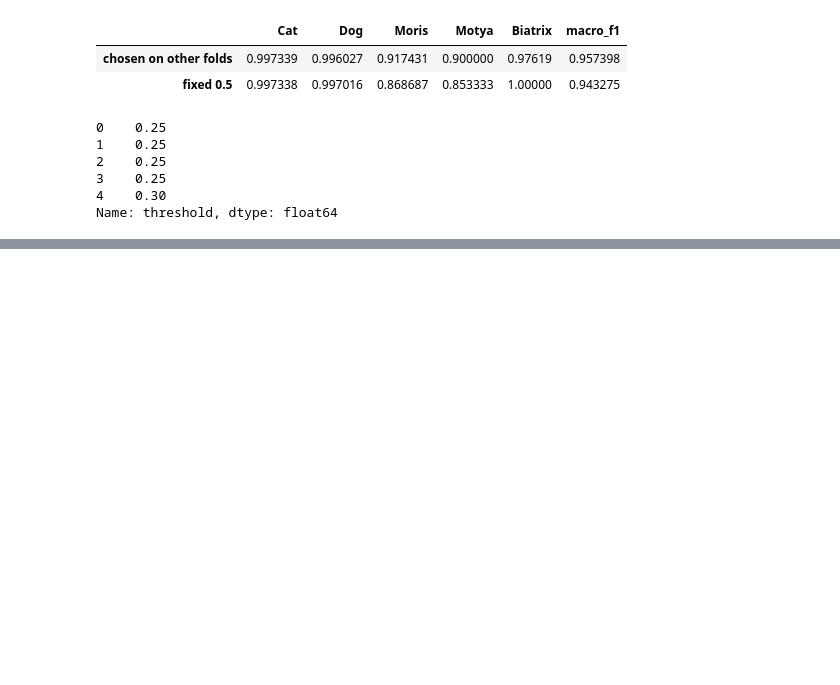
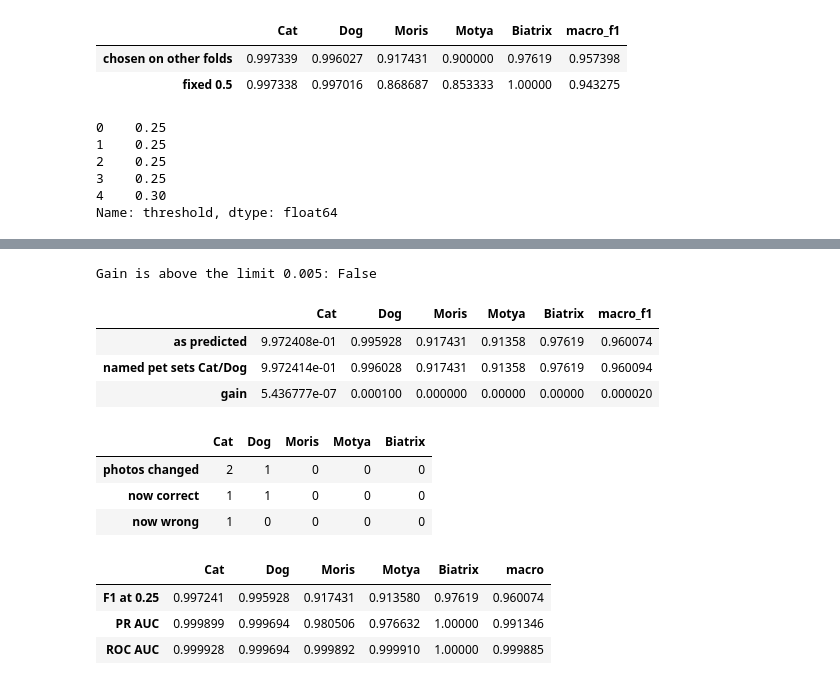
Before and after one commit to koalla05/deep-learning-assignment2, a Jupyter notebook: notebooks/02_metric.ipynb, the cells around one changed output, grey strips where cells are left out. Saved outputs shown, nothing was run; the diff lists cells and outputs as text; code cells hidden in the pictures; blank space fills up the shorter version.

```diff
--- a/notebooks/02_metric.ipynb
+++ b/notebooks/02_metric.ipynb
@@ -132,0 +163,39 @@ Name: threshold, dtype: float64
+# %%
+PARENT_LABELS = {"Moris": "Cat", "Motya": "Cat", "Biatrix": "Dog"}
+
+
+def set_parent_label_for_named_pets(y_pred: pd.DataFrame) -> pd.DataFrame:
+    """Return predictions where a predicted named pet forces its Cat or Dog label to 1."""
+    fixed = y_pred.copy()
+    for pet, parent in PARENT_LABELS.items():
+        fixed.loc[y_pred[pet] == 1, parent] = 1
+    return fixed
+# %%
+MACRO_F1_LIMIT = 0.005
+
+parent_predictions = set_parent_label_for_named_pets(final_predictions)
+rule_scores = pd.DataFrame({
+    "as predicted": compute_f1_scores(y_true, final_predictions),
+    "named pet sets Cat/Dog": compute_f1_scores(y_true, parent_predictions),
+}).T
+rule_scores.loc["gain"] = rule_scores.loc["named pet sets Cat/Dog"] - rule_scores.loc["as predicted"]
+print(f"Gain is above the limit {MACRO_F1_LIMIT}:", rule_scores.loc["gain", "macro_f1"] > MACRO_F1_LIMIT)
+rule_scores
+# %% [output]
+Gain is above the limit 0.005: False
+|  | Cat | Dog | Moris | Motya | Biatrix | macro_f1 |
+| as predicted | 9.972408e-01 | 0.995928 | 0.917431 | 0.91358 | 0.97619 | 0.960074 |
+| named pet sets Cat/Dog | 9.972414e-01 | 0.996028 | 0.917431 | 0.91358 | 0.97619 | 0.960094 |
+| gain | 5.436777e-07 | 0.000100 | 0.000000 | 0.00000 | 0.00000 | 0.000020 |
+# %%
+is_changed = parent_predictions != final_predictions
+pd.DataFrame({
+    "photos changed": is_changed.sum(),
+    "now correct": (is_changed & (y_true == 1)).sum(),
+    "now wrong": (is_changed & (y_true == 0)).sum(),
+}).T
+# %% [output]
+|  | Cat | Dog | Moris | Motya | Biatrix |
+| photos changed | 2 | 1 | 0 | 0 | 0 |
+| now correct | 1 | 1 | 0 | 0 | 0 |
+| now wrong | 1 | 0 | 0 | 0 | 0 |
@@ -133,3 +214,11 @@ Name: threshold, dtype: float64
+# %%
+f1_row = compute_f1_scores(y_true, final_predictions).rename({"macro_f1": "macro"})
+pd.concat([f1_row.to_frame(f"F1 at {FINAL_THRESHOLD}").T, compute_threshold_free_scores(y_true, logreg_probabilities)])
+# %% [output]
+|  | Cat | Dog | Moris | Motya | Biatrix | macro |
+| F1 at 0.25 | 0.997241 | 0.995928 | 0.917431 | 0.913580 | 0.97619 | 0.960074 |
+| PR AUC | 0.999899 | 0.999694 | 0.980506 | 0.976632 | 1.00000 | 0.991346 |
+| ROC AUC | 0.999928 | 0.999694 | 0.999892 | 0.999910 | 1.00000 | 0.999885 |
 # %% [markdown]
 ## Conclusions
 
```
Also changed, not shown: parts of 4 cells of this notebook.
